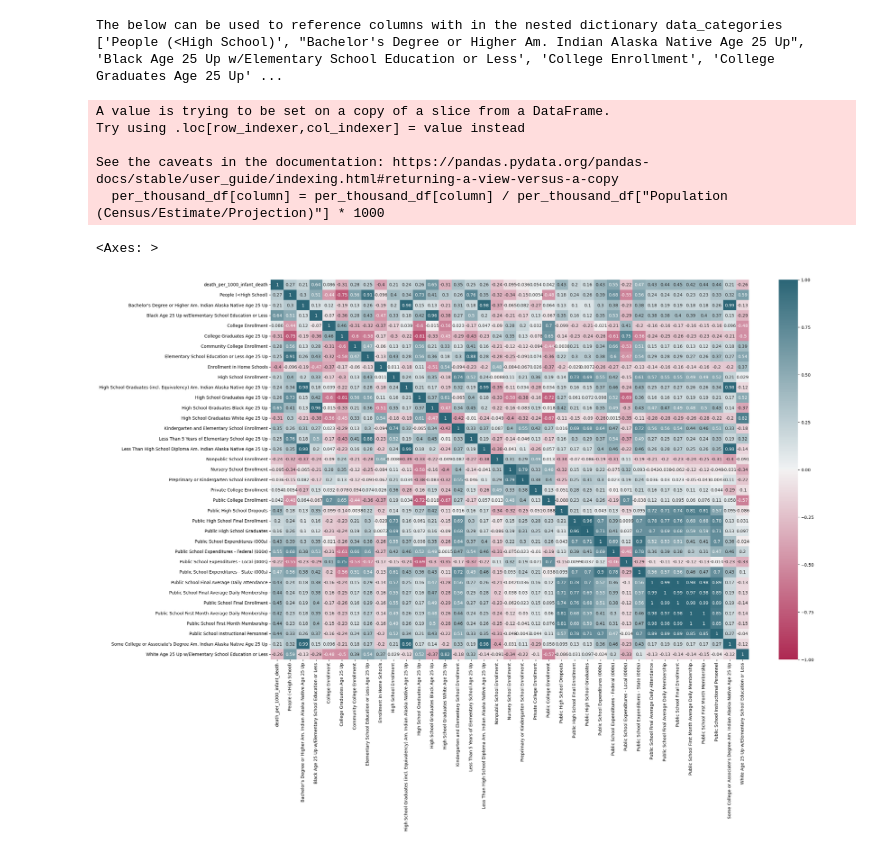
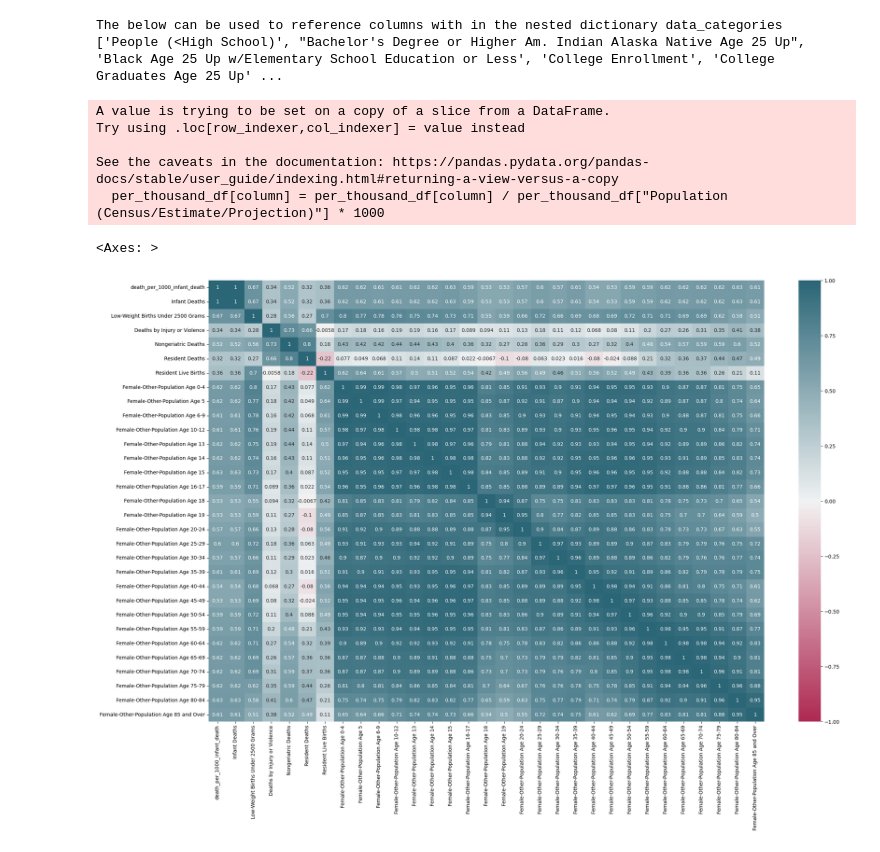
Before and after one commit to SwagmasterMatt/Public-Health-Exploratory-Analysis, a Jupyter notebook: data_exploration.ipynb, the cells around one changed output. Saved outputs shown, nothing was run; the diff lists cells and outputs as text; code cells hidden in the pictures.

Commit message:
added more heat maps using Matt's categories

```diff
--- a/data_exploration.ipynb
+++ b/data_exploration.ipynb
@@ -93,51 +55,27 @@ relevant_statistics_df = Master_NC_Dataframe[relevant_columns]
 # %%
-# Convert certain columns to per 1000 counts.
+# Generate heat map comparing female-other-age and education.
 
 per_thousand_df = Master_NC_Dataframe[data_categories['not_per_1000']['Geographic and Census Data'] + ['death_per_1000_infant_death'] + data_categories['per_1000']['Birth and Death Statistics'] + data_categories['per_1000']['Education'] + data_categories['per_1000']['Employment and Unemployment'] + data_categories['per_1000']['Female_Other_Age'] + data_categories['per_1000']['Female_White_Age'] + data_categories['per_1000']['Healthcare Personnel and Facilities'] + data_categories['per_1000']['Income and Wages'] + data_categories['per_1000']['Life Events and Family Planning'] + data_categories['per_1000']['Male_Other_Age'] + data_categories['per_1000']['Male_White_Age'] + data_categories['per_1000']['Poverty and Welfare'] + data_categories['per_1000']['Welfare and Social Security']]
 
-# Columns to convert to per 1000 counts.
-per_thousand_columns = [
-    "Active Dentists",
-    "Active Primary Care Physicians",
-    "Beds in General Hospitals",
-    "Divorces",
-    "Low-Weight Births Under 2500 Grams",
-    "Persons Served in Area Mental Health Programs",
-    "Pregnancies for Females 15-19",
-    "Pregnancies for Females of All Ages",
-    "Registered Nurses",
-    "Reported Abortions",
-    "Resident Deaths",
-    "Resident Live Births",
-    "Families in Poverty",
-    "Families in Poverty with Related Children",
-    "Persons in Poverty",
-    "People (<High School)",
-    "People (Below Poverty)",
-    "People (Unemployed)",
-    "Black Population",
-    "Black Persons in Poverty",
-    "White Persons in Poverty",
-    "Hispanic Persons in Poverty"
-
-]
-per_thousand_columns = data_categories['per_1000']['Education']
+# Convert relevant columns to per-1000 counts.
+per_thousand_columns = data_categories['per_1000']['Birth and Death Statistics'] + data_categories['per_1000']['Female_Other_Age']
 for column in per_thousand_columns:
     per_thousand_df[column] = per_thousand_df[column] / per_thousand_df["Population (Census/Estimate/Projection)"] * 1000
 
-# per_thousand_df = per_thousand_df[["County"] + ["year"] + ["death_per_1000_infant_death"]+ ["Population (Census/Estimate/Projection)"] + per_thousand_columns]
+
 per_thousand_df = per_thousand_df[["County"] + ["death_per_1000_infant_death"]+ per_thousand_columns]
+
+# Generate heat map.
+per_thousand_df_no_zeros = per_thousand_df[(per_thousand_df != 0 ).all(axis=1)]
+
+# Generate heat map.
+plt.figure(figsize=(25,16))
+sns.heatmap(per_thousand_df_no_zeros.corr(), vmin=-1, vmax = 1, annot=True,  cmap=sns.diverging_palette(0, 220, s=80, l=40, as_cmap = True))
 # %% [output]
 A value is trying to be set on a copy of a slice from a DataFrame.
 Try using .loc[row_indexer,col_indexer] = value instead
 
 See the caveats in the documentation: https://pandas.pydata.org/pandas-docs/stable/user_guide/indexing.html#returning-a-view-versus-a-copy
   per_thousand_df[column] = per_thousand_df[column] / per_thousand_df["Population (Census/Estimate/Projection)"] * 1000
+<Axes: >
+[figure, added]
-# %%
-per_thousand_df_no_zeros = per_thousand_df[(per_thousand_df != 0 ).all(axis=1)]
-
-plt.figure(figsize=(25,16))
-sns.heatmap(per_thousand_df_no_zeros.corr(), vmin=-1, vmax = 1, annot=True,  cmap=sns.diverging_palette(0, 220, s=80, l=40, as_cmap = True))
-# %% [output]
-<Axes: >
-[figure, removed]
```
Also changed, not shown: parts of 5 cells of this notebook.
